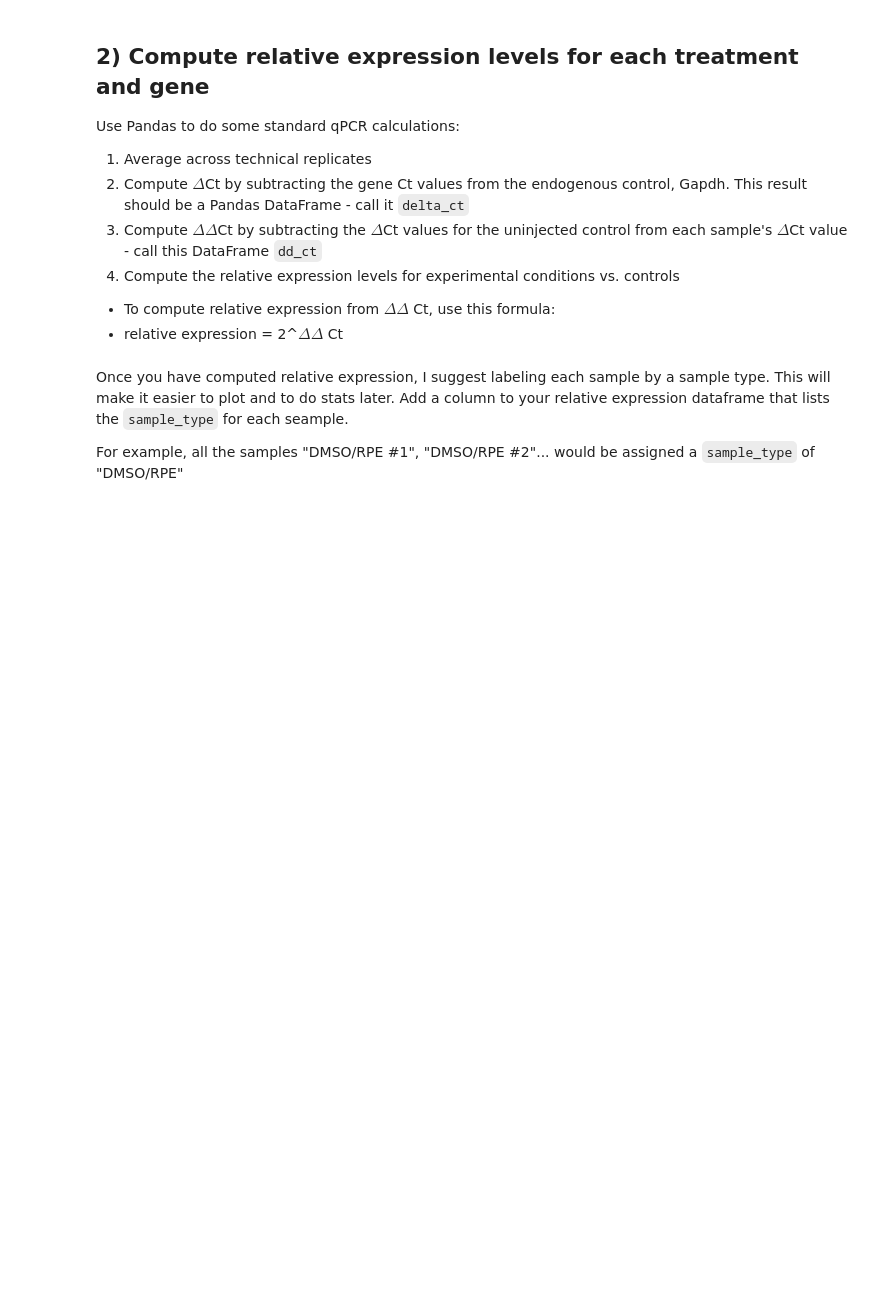
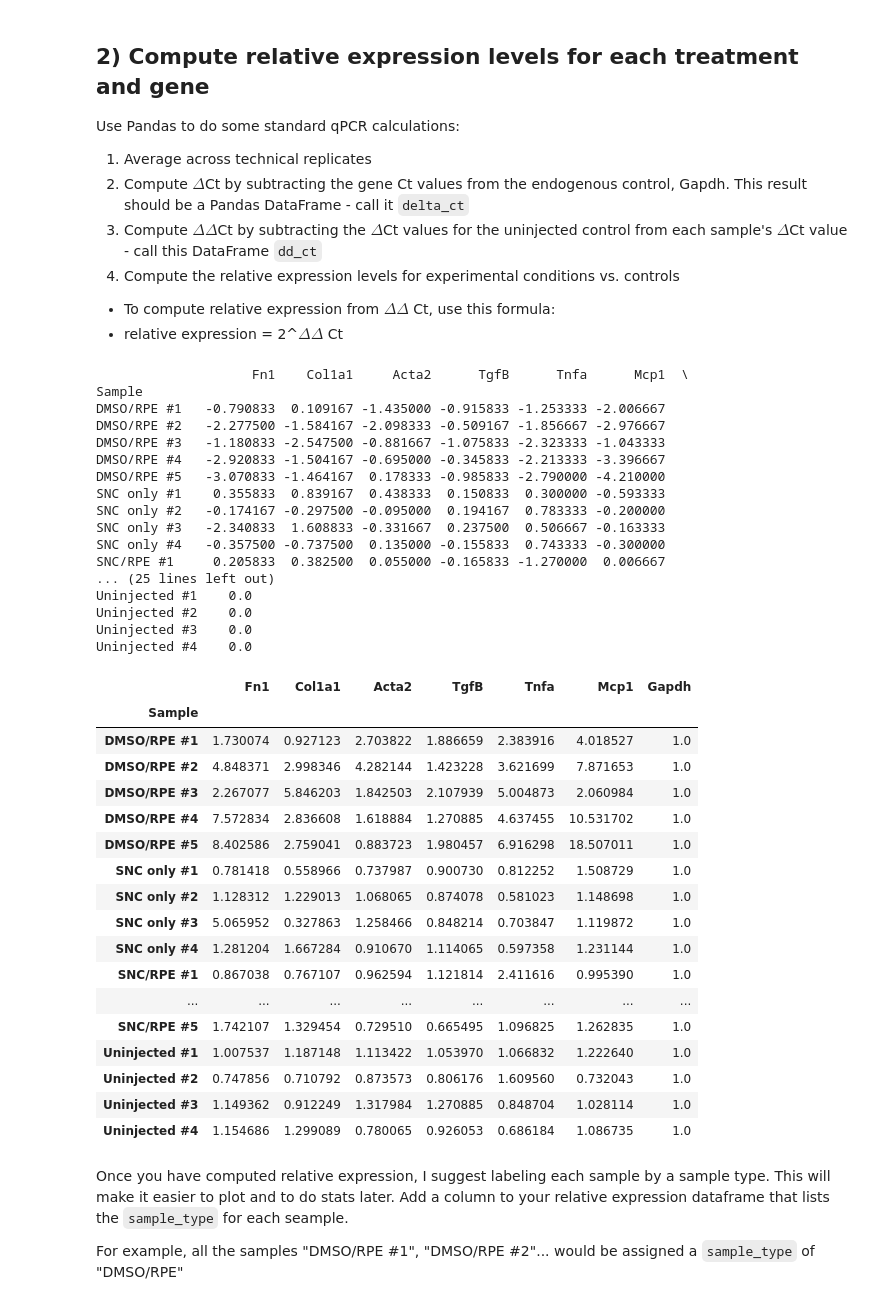
Before and after one commit to AllexaM09/ABIO558-Alexa, a Jupyter notebook: miniproject_1_blank.ipynb, the cells around one changed output. Saved outputs shown, nothing was run; the diff lists cells and outputs as text; code cells hidden in the pictures; blank space fills up the shorter version.

```diff
--- a/miniproject_1_blank.ipynb
+++ b/miniproject_1_blank.ipynb
@@ -71,6 +71,63 @@ Use Pandas to do some standard qPCR calculations:
 5. Compute the relative expression levels for experimental conditions vs. controls
 * To compute relative expression from $\Delta \Delta$ Ct, use this formula:
 * relative expression = 2^$\Delta \Delta$ Ct
+# %%
+# Average across technical replicates
+# Remember: beak_df.groupby('species').agg('mean')
+aggregated_ct = ct_data.groupby('Sample').agg('mean')
+
+# Compute delta Ct by subtracting the endogenous control (Gapdh) - row-wise
+delta_ct = aggregated_ct.sub(aggregated_ct['Gapdh'], axis=0)
+# Compute delta-delta Ct: subtract the uninjected control delta_ct from each sample
+
+# First compute the control mean
+# We need to find the rows that contain "Uninjected" - look up pandas filter(),
+control_rows = delta_ct.filter(like='Uninjected', axis=0)
+control_mean = control_rows.mean()
+
+# Then subtract control mean from each gene - column-wise
+dd_ct = delta_ct.sub(control_mean, axis=1)
+print(dd_ct)
+# Compute relative expression with 2 ** ddct
+
+relative_expression = 2 ** -dd_ct
+relative_expression
+# %% [output]
+                    Fn1    Col1a1     Acta2      TgfB      Tnfa      Mcp1  \
+Sample
+DMSO/RPE #1   -0.790833  0.109167 -1.435000 -0.915833 -1.253333 -2.006667
+DMSO/RPE #2   -2.277500 -1.584167 -2.098333 -0.509167 -1.856667 -2.976667
+DMSO/RPE #3   -1.180833 -2.547500 -0.881667 -1.075833 -2.323333 -1.043333
+DMSO/RPE #4   -2.920833 -1.504167 -0.695000 -0.345833 -2.213333 -3.396667
+DMSO/RPE #5   -3.070833 -1.464167  0.178333 -0.985833 -2.790000 -4.210000
+SNC only #1    0.355833  0.839167  0.438333  0.150833  0.300000 -0.593333
+SNC only #2   -0.174167 -0.297500 -0.095000  0.194167  0.783333 -0.200000
+SNC only #3   -2.340833  1.608833 -0.331667  0.237500  0.506667 -0.163333
+SNC only #4   -0.357500 -0.737500  0.135000 -0.155833  0.743333 -0.300000
+SNC/RPE #1     0.205833  0.382500  0.055000 -0.165833 -1.270000  0.006667
+... (25 lines left out)
+Uninjected #1    0.0
+Uninjected #2    0.0
+Uninjected #3    0.0
+Uninjected #4    0.0
+|  | Fn1 | Col1a1 | Acta2 | TgfB | Tnfa | Mcp1 | Gapdh |
+| Sample |  |  |  |  |  |  |  |
+| DMSO/RPE #1 | 1.730074 | 0.927123 | 2.703822 | 1.886659 | 2.383916 | 4.018527 | 1.0 |
+| DMSO/RPE #2 | 4.848371 | 2.998346 | 4.282144 | 1.423228 | 3.621699 | 7.871653 | 1.0 |
+| DMSO/RPE #3 | 2.267077 | 5.846203 | 1.842503 | 2.107939 | 5.004873 | 2.060984 | 1.0 |
+| DMSO/RPE #4 | 7.572834 | 2.836608 | 1.618884 | 1.270885 | 4.637455 | 10.531702 | 1.0 |
+| DMSO/RPE #5 | 8.402586 | 2.759041 | 0.883723 | 1.980457 | 6.916298 | 18.507011 | 1.0 |
+| SNC only #1 | 0.781418 | 0.558966 | 0.737987 | 0.900730 | 0.812252 | 1.508729 | 1.0 |
+| SNC only #2 | 1.128312 | 1.229013 | 1.068065 | 0.874078 | 0.581023 | 1.148698 | 1.0 |
+| SNC only #3 | 5.065952 | 0.327863 | 1.258466 | 0.848214 | 0.703847 | 1.119872 | 1.0 |
+| SNC only #4 | 1.281204 | 1.667284 | 0.910670 | 1.114065 | 0.597358 | 1.231144 | 1.0 |
+| SNC/RPE #1 | 0.867038 | 0.767107 | 0.962594 | 1.121814 | 2.411616 | 0.995390 | 1.0 |
+| ... | ... | ... | ... | ... | ... | ... | ... |
+| SNC/RPE #5 | 1.742107 | 1.329454 | 0.729510 | 0.665495 | 1.096825 | 1.262835 | 1.0 |
+| Uninjected #1 | 1.007537 | 1.187148 | 1.113422 | 1.053970 | 1.066832 | 1.222640 | 1.0 |
+| Uninjected #2 | 0.747856 | 0.710792 | 0.873573 | 0.806176 | 1.609560 | 0.732043 | 1.0 |
+| Uninjected #3 | 1.149362 | 0.912249 | 1.317984 | 1.270885 | 0.848704 | 1.028114 | 1.0 |
+| Uninjected #4 | 1.154686 | 1.299089 | 0.780065 | 0.926053 | 0.686184 | 1.086735 | 1.0 |
 # %% [markdown]
 Once you have computed relative expression, I suggest labeling each sample by a sample type. This will make it easier to plot and to do stats later. Add a column to your relative expression dataframe that lists the `sample_type` for each seample.
 
```
Also changed, not shown: parts of 3 cells of this notebook.
